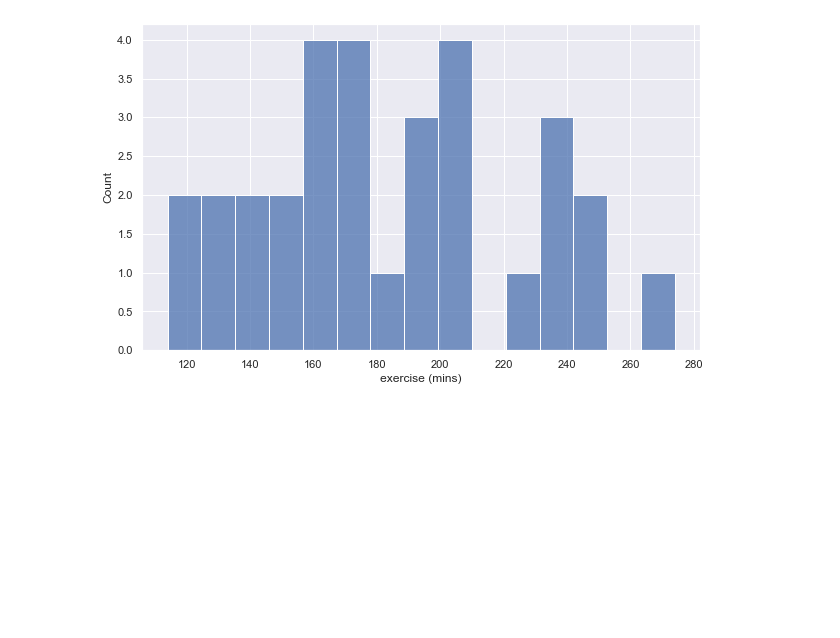
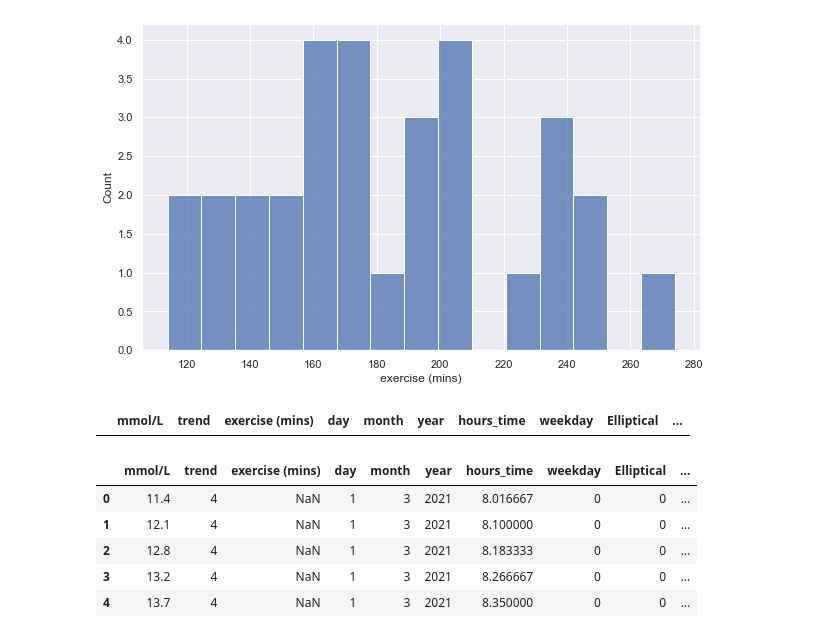
Before and after one commit to nico-palmar/glucose_data_exploration, a Jupyter notebook: march_analysis.ipynb, the cells around one changed output. Cells and saved outputs as stored; diff of their text form; code cells hidden in the pictures; blank space fills up the shorter version.

Commit message:
add march exercise analysis

```diff
--- a/march_analysis.ipynb
+++ b/march_analysis.ipynb
@@ -31,3 +29,6 @@ df.to_pickle('march_df')
+# %%
+import pandas as pd
+df = pd.read_pickle('march_df')
 # %% [markdown]
 ### get lows during night time
 - Lows during sleep can be dangerous if not treated
@@ -197,0 +183,15 @@ sns.histplot(x=total_daily_exercise, bins=15)
+# %%
+low_days = [2, 7, 14, 24, 25]
+non_night_low_df = df.loc[~df['day'].isin(low_days)]
+non_night_low_df.loc[non_night_low_df['day'].isin(low_days)]
+# %% [output]
+|  | mmol/L | trend | exercise (mins) | day | month | year | hours_time | weekday | Elliptical | ... |
+# %%
+non_night_low_df.head()
+# %% [output]
+|  | mmol/L | trend | exercise (mins) | day | month | year | hours_time | weekday | Elliptical | ... |
+| 0 | 11.4 | 4 | NaN | 1 | 3 | 2021 | 8.016667 | 0 | 0 | ... |
+| 1 | 12.1 | 4 | NaN | 1 | 3 | 2021 | 8.100000 | 0 | 0 | ... |
+| 2 | 12.8 | 4 | NaN | 1 | 3 | 2021 | 8.183333 | 0 | 0 | ... |
+| 3 | 13.2 | 4 | NaN | 1 | 3 | 2021 | 8.266667 | 0 | 0 | ... |
+| 4 | 13.7 | 4 | NaN | 1 | 3 | 2021 | 8.350000 | 0 | 0 | ... |
```
Also changed, not shown: parts of 15 cells of this notebook, 3 other files.
